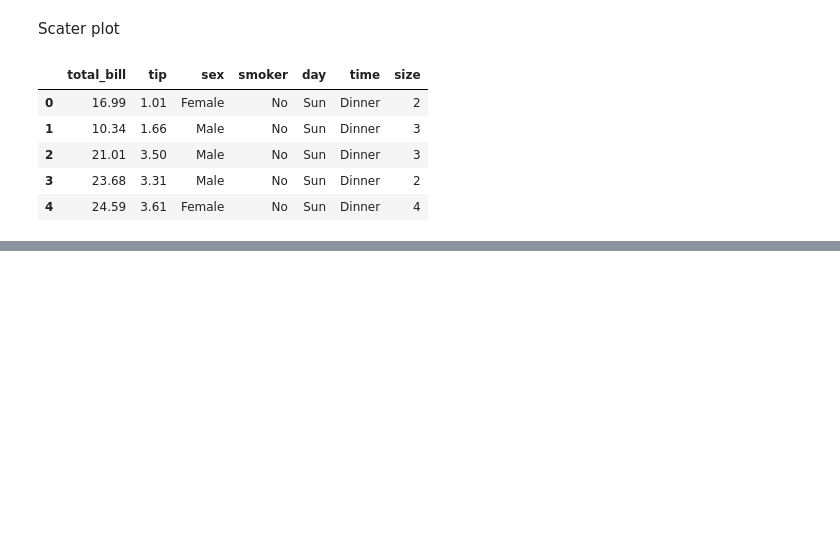
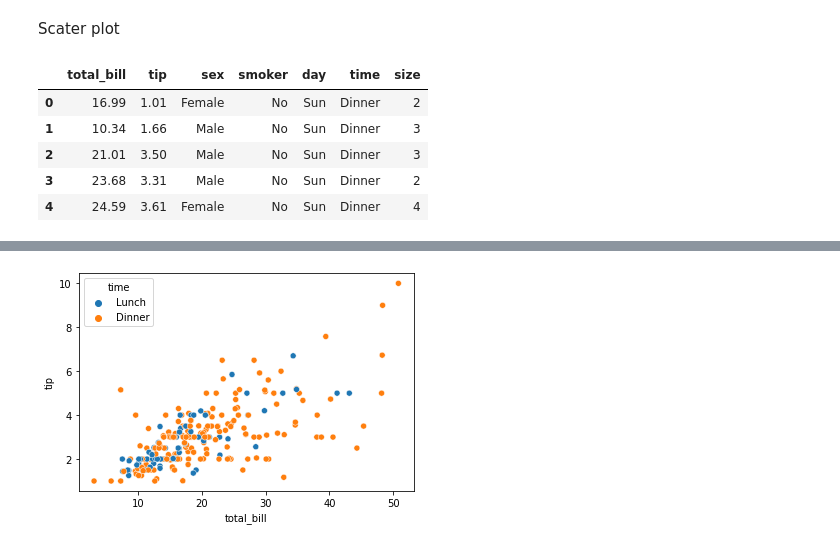
Before and after one commit to omeryildizce/Yapay-Zeka-ve-Veri-Bilimi-icin-Python-Programlama, a Jupyter notebook: bolum_07_seaborn/c08_kolerayon.ipynb, the cells around one changed output, grey strips where cells are left out. Cells and saved outputs as stored; diff of their text form; code cells hidden in the pictures; blank space fills up the shorter version.

```diff
--- a/bolum_07_seaborn/c08_kolerayon.ipynb
+++ b/bolum_07_seaborn/c08_kolerayon.ipynb
@@ -16,0 +27,4 @@ df.head()
+# %%
+sns.scatterplot(data=df, x="total_bill", y = "tip", hue = "time");
+# %% [output]
+[figure, added]
```
Also changed, not shown: parts of 10 cells of this notebook.
